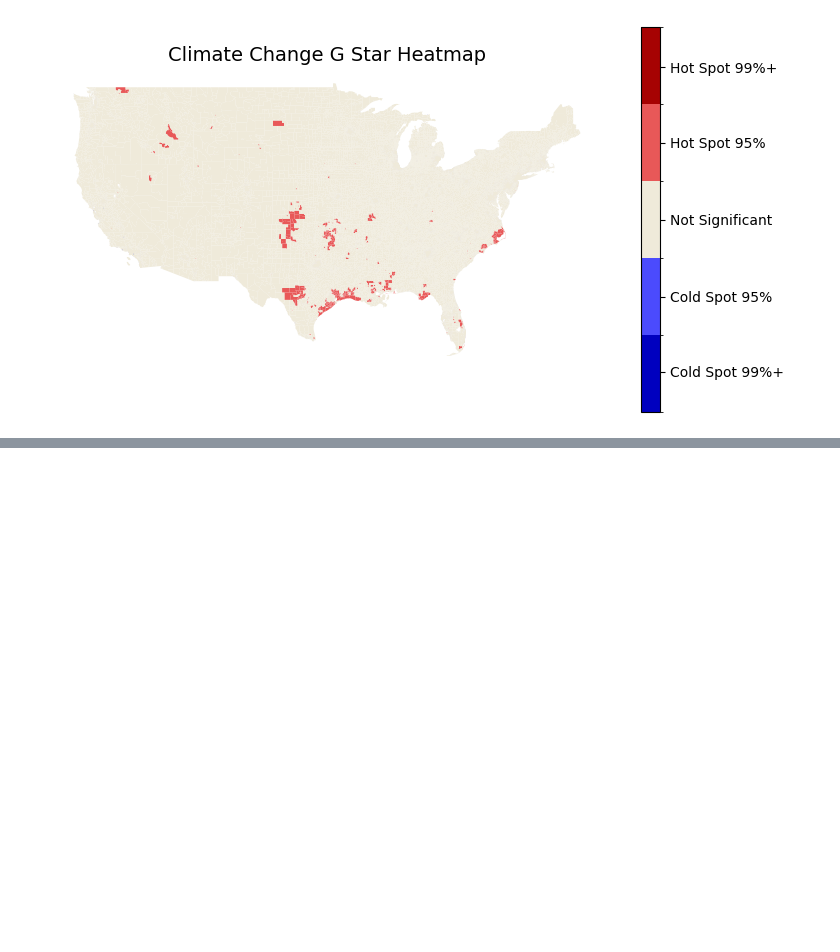
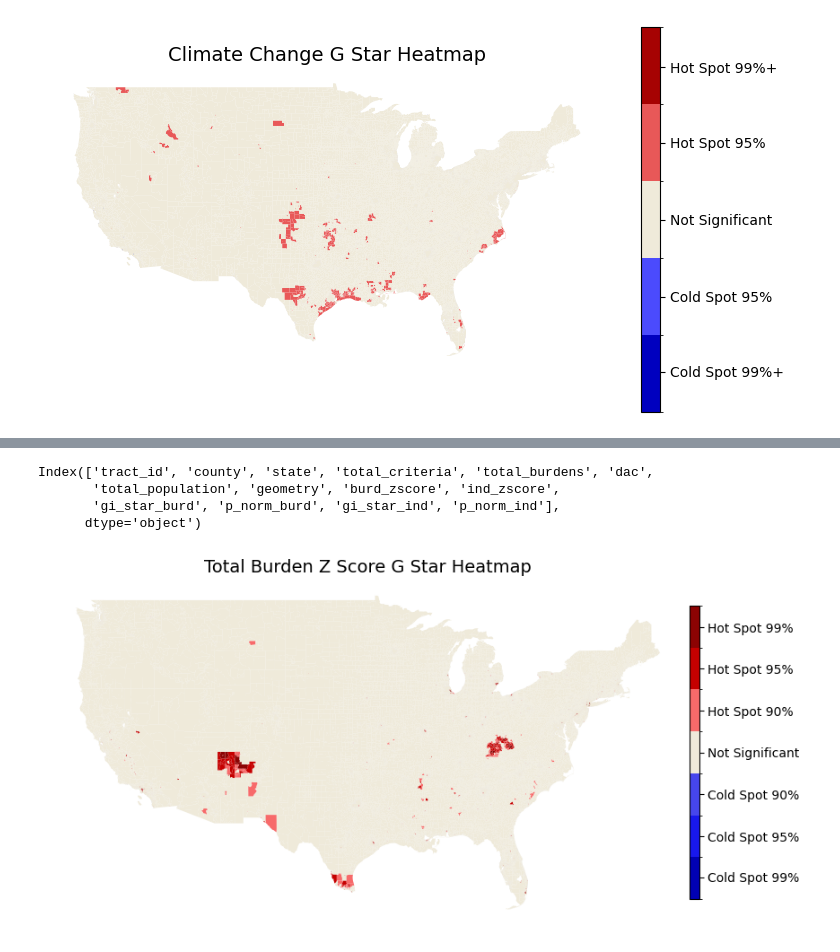
Before and after one commit to haylee360/j40-data-exploration, a Jupyter notebook: docs/gstar-tuning.ipynb, the cells around one changed output, grey strips where cells are left out. Drawn from its saved outputs; the diff is of its cells as text; code cells hidden in the pictures; blank space fills up the shorter version.

Commit message:
zscore2

```diff
--- a/docs/gstar-tuning.ipynb
+++ b/docs/gstar-tuning.ipynb
@@ -551,0 +677,7 @@ plt.show()
+# %%
+results.columns
+# %% [output]
+Index(['tract_id', 'county', 'state', 'total_criteria', 'total_burdens', 'dac',
+       'total_population', 'geometry', 'burd_zscore', 'ind_zscore',
+       'gi_star_burd', 'p_norm_burd', 'gi_star_ind', 'p_norm_ind'],
+      dtype='object')
@@ -551,0 +691,37 @@ plt.show()
+# %%
+# Define 5 distinct colors
+colors = ["#0101b3", "#1818ed", "#4646ed", "#efeada", "#f76a6a", "#c50000", "#8c0303"]
+
+# Create a discrete colormap
+cmap = mcolors.ListedColormap(colors)
+
+# Define color boundaries
+bounds = [-3, -2.58, -1.96, -1.645, 1.645, 1.96, 2.58, 3]
+norm = mcolors.BoundaryNorm(bounds, cmap.N)
+
+# Initialize figure
+fig, ax = plt.subplots(figsize=(11,5))
+
+# Remove axis for a cleaner map and set title
+ax.axis('off')
+ax.set_title(f"Total Burden Z Score G Star Heatmap",
+            fontsize=14)
+
+# Plot NY state and color by number of spills
+plot = results_cont.plot(ax=ax,
+                column='gi_star_burd',
+                cmap=cmap,
+                norm=norm,
+                legend=False)
+
+# Get the colorbar from the plot
+cbar = plot.get_figure().colorbar(plot.collections[0], ax=ax,
+orientation='vertical', pad=0, shrink=0.85, aspect=30)
+
+# Modify the colorbar tick labels
+cbar.set_ticks([-2.78, -2.27, -1.8, 0, 1.8, 2.27, 2.78])
+cbar.set_ticklabels(['Cold Spot 99%', 'Cold Spot 95%', 'Cold Spot 90%', 'Not Significant', 'Hot Spot 90%', 'Hot Spot 95%', 'Hot Spot 99%'])
+
+plt.show()
+# %% [output]
+[figure, added]
```
Also changed, not shown: parts of 18 cells of this notebook.
